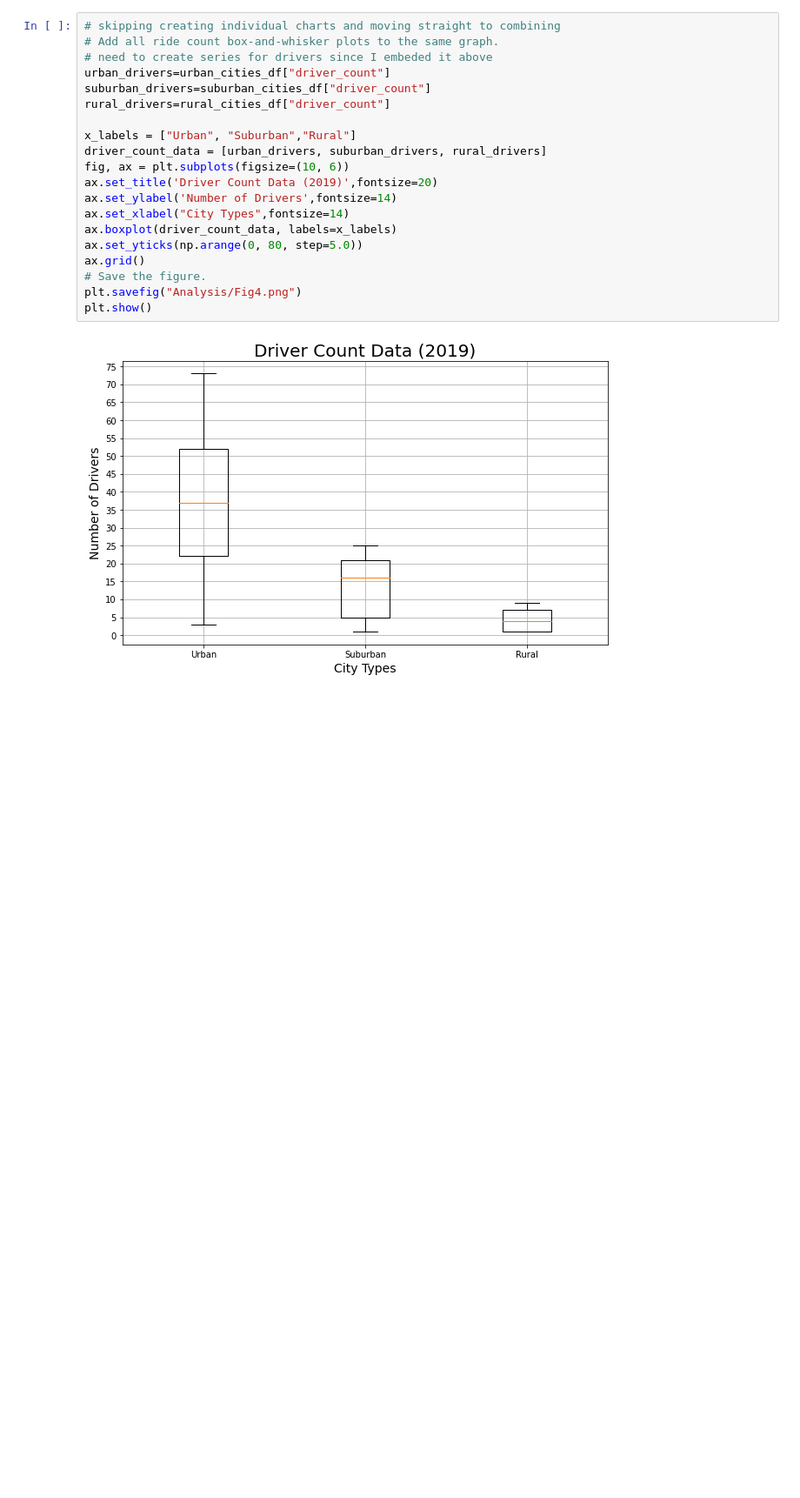
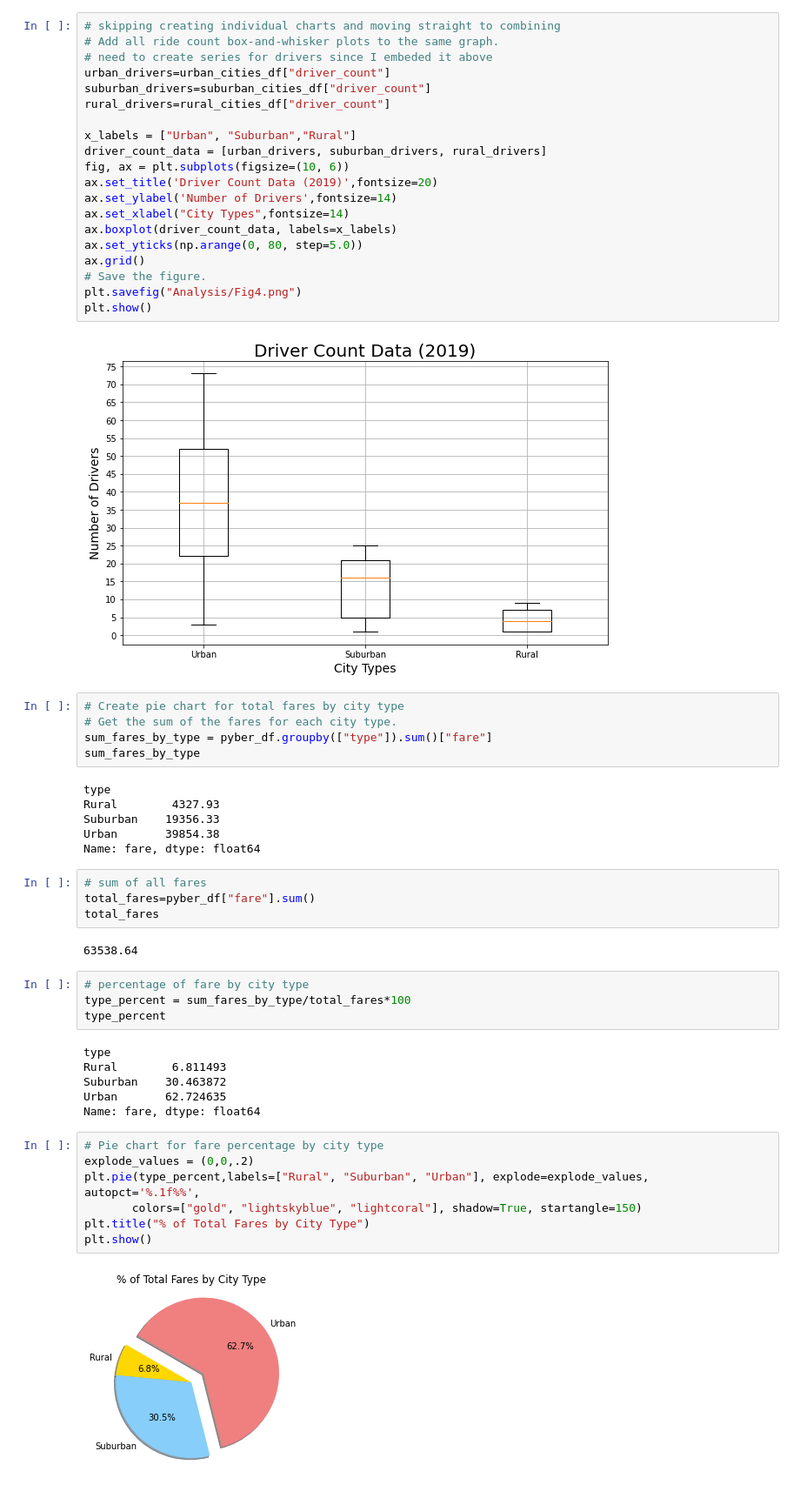
Before and after one commit to nicolebplatt/GWU_PyBer_Analysis, a Jupyter notebook: PyBer.ipynb, the cells around one changed output. Shown at 87% size. Saved outputs shown, nothing was run; the diff lists cells and outputs as text; blank space fills up the shorter version.

Commit message:
Added total percentage pie charts

```diff
--- a/PyBer.ipynb
+++ b/PyBer.ipynb
@@ -472,3 +472,39 @@ plt.savefig("Analysis/Fig4.png")
 plt.show()
 # %% [output]
 [figure]
+# %%
+# Create pie chart for total fares by city type
+# Get the sum of the fares for each city type.
+sum_fares_by_type = pyber_df.groupby(["type"]).sum()["fare"]
+sum_fares_by_type
+# %% [output]
+type
+Rural        4327.93
+Suburban    19356.33
+Urban       39854.38
+Name: fare, dtype: float64
+# %%
+# sum of all fares
+total_fares=pyber_df["fare"].sum()
+total_fares
+# %% [output]
+63538.64
+# %%
+# percentage of fare by city type
+type_percent = sum_fares_by_type/total_fares*100
+type_percent
+# %% [output]
+type
+Rural        6.811493
+Suburban    30.463872
+Urban       62.724635
+Name: fare, dtype: float64
+# %%
+# Pie chart for fare percentage by city type
+explode_values = (0,0,.2)
+plt.pie(type_percent,labels=["Rural", "Suburban", "Urban"], explode=explode_values, autopct='%.1f%%',
+       colors=["gold", "lightskyblue", "lightcoral"], shadow=True, startangle=150)
+plt.title("% of Total Fares by City Type")
+plt.show()
+# %% [output]
+[figure, added]
```
Also changed, not shown: parts of 5 cells of this notebook, 4 other files.
